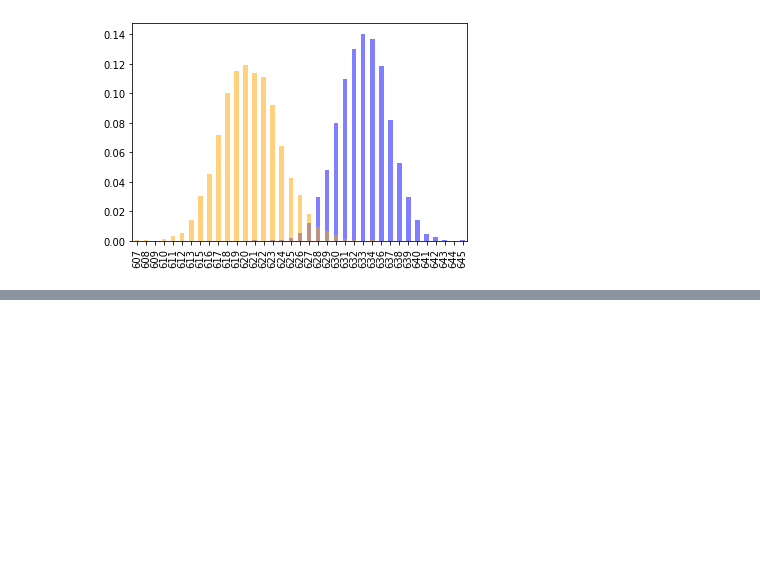
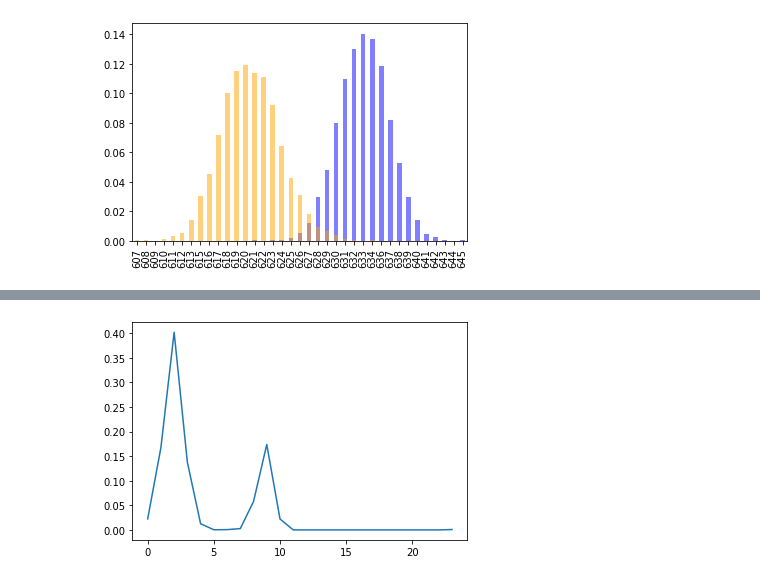
Before and after one commit to im555/lerning_LNPR, a Jupyter notebook: section_sensor/lidar_600.ipynb, the cells around one changed output, grey strips where cells are left out. Saved outputs shown, nothing was run; the diff lists cells and outputs as text; code cells hidden in the pictures; blank space fills up the shorter version.

```diff
--- a/section_sensor/lidar_600.ipynb
+++ b/section_sensor/lidar_600.ipynb
@@ -142,0 +193,11 @@ plt.show()
+# %%
+values_22=[633,633,636,630,625,634,631,631,626,631,633,633,625,632,630,629]#sensor_data_600.txtから拾ってきた11時台のセンサ値
+#20180202 220032のあたり、22時台のセンサ値
+estimation=p_t[0]
+for v in values_11:
+    estimation = bayes_estimation(v,estimation)
+
+plt.plot(estimation)
+plt.show()
+# %% [output]
+[figure, added]
```
Also changed, not shown: parts of 7 cells of this notebook.
